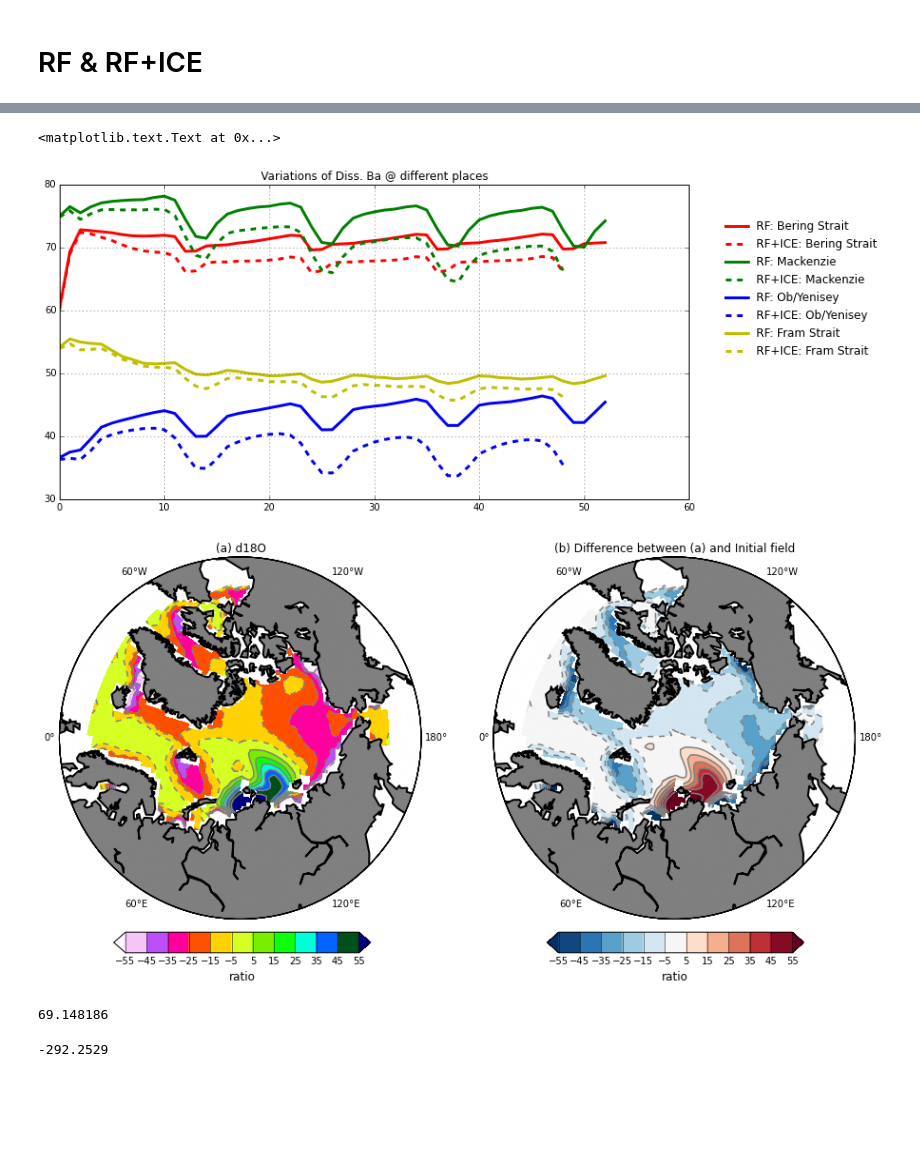
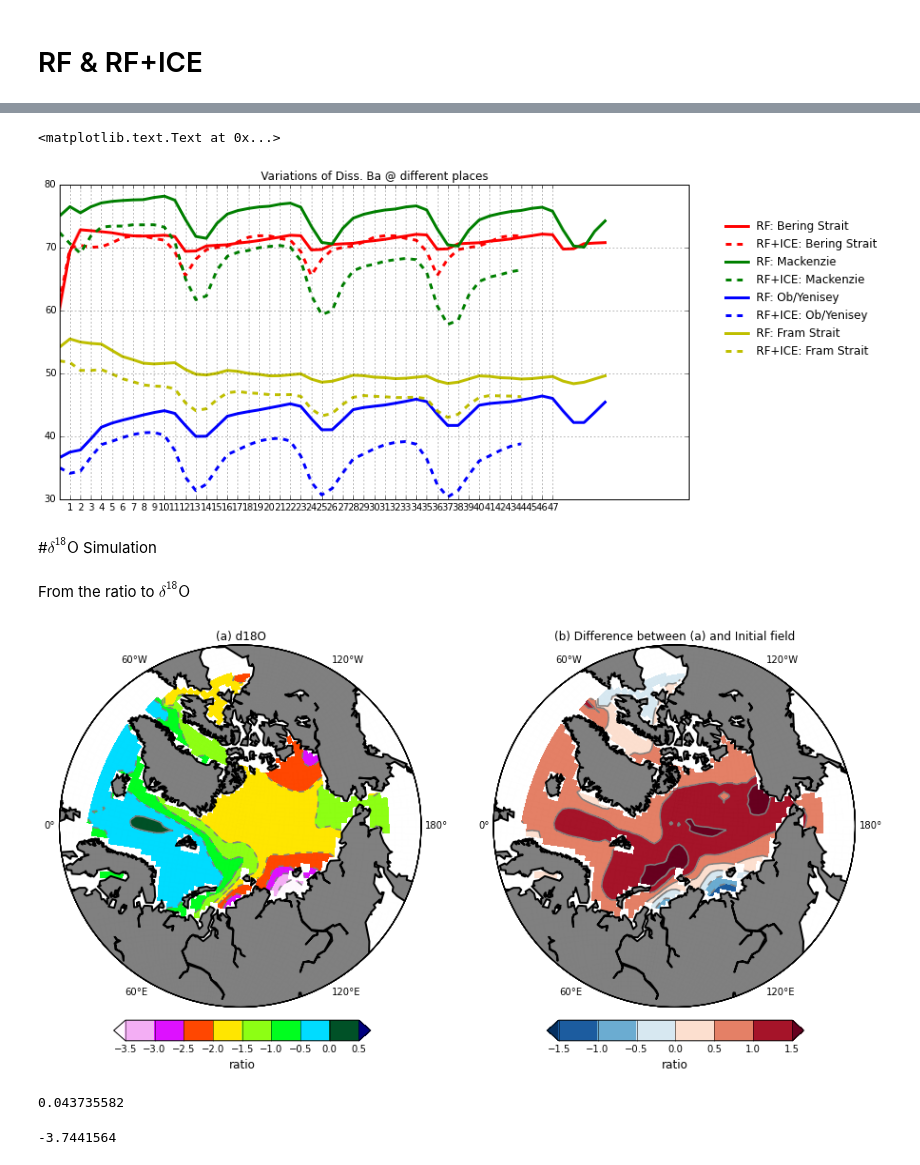
Before and after one commit to UBC-MOAD/analysis-kyle, a Jupyter notebook: notebooks/[Barium] 07 Tracer simulation results.ipynb, the cells around one changed output, grey strips where cells are left out. Drawn from its saved outputs; the diff is of its cells as text; code cells hidden in the pictures; blank space fills up the shorter version.

```diff
--- a/notebooks/[Barium] 07 Tracer simulation results.ipynb
+++ b/notebooks/[Barium] 07 Tracer simulation results.ipynb
@@ -110,55 +110,59 @@ ax.plot(OB2, 'b--', lw=3, label='RF+ICE: Ob/Yenisey')
 
 ax.plot(FS1, 'y-', lw=3, label='RF: Fram Strait')
 ax.plot(FS2, 'y--', lw=3, label='RF+ICE: Fram Strait')
-
+ax.set_xticks(np.arange(1, 48, 1))
 #ax.plot(BC4, 'g-', lw=3, label='ICE')
 LG = ax.legend(numpoints=1, bbox_to_anchor=(1.05, 0.9), loc=2, borderaxespad=0.); LG.draw_frame(False)
 ax.set_title('Variations of Diss. Ba @ different places')
 # %% [output]
 <matplotlib.text.Text at 0x...>
-[figure, old version]
+[figure, new version]
+# %% [markdown]
+#$\mathsf{\delta^{18}O}$ Simulation
 # %%
 MAT = scipy.io.loadmat('_data/Exchange/NEMO_ORCA2_d18O.mat')
 d18O_orca = MAT['d18O_ini_orca'][:]
 # %%
 L = 0
-ptrc_obj1 = nc.Dataset('_data\FD01_1m_19920711_19960819_ptrc_T.nc')
-d18O=ptrc_obj1.variables['d18O'][:]*1e-6
+ptrc_obj1 = nc.Dataset('_data\NEWBOUND01_1m_19920711_19960819_ptrc_T.nc')
+d18O=ptrc_obj1.variables['d18O'][:]
+# %% [markdown]
+From the ratio to $\mathsf{\delta^{18}O}$
 # %%
 d18O_masked = np.ma.masked_where(((domain==0) | (Ba1[-1, L, :, :]==0)), d18O[-1, L, :, :])
-d18O_masked = (d18O_masked/2005.2-1)*1000
+#d18O_masked = (d18O_masked/2005.2-1)*1000
 # %%
-lev1 = [-55, -45, -35, -25, -15, -5, 5, 15, 25, 35, 45, 55]
-lev2 = [-55, -45, -35, -25, -15, -5, 5, 15, 25, 35, 45, 55]
+lev1 = [-3.5, -3, -2.5, -2, -1.5, -1, -0.5, 0, 0.5]
+lev2 = [-1.5, -1, -0.5, 0, 0.5, 1, 1.5]
 
 fig = plt.figure(figsize=(15, 15))
 ax1 = plt.subplot2grid((2, 2), (0, 0), colspan=1, rowspan=1)
 ax2 = plt.subplot2grid((2, 2), (0, 1), colspan=1, rowspan=1)
 
 CS1 = plot_Ba(nav_lon, nav_lat, d18O_masked, lev1, plt.cm.gist_ncar_r, ax1)
 CS2 = plot_Ba(nav_lon, nav_lat, d18O_masked-d18O_orca[L, :, :], lev2, plt.cm.RdBu_r, ax2)
 # Title
 ax1.set_title('(a) d18O'); ax2.set_title('(b) Difference between (a) and Initial field')
 # Legend
 cax1  = fig.add_axes([0.178, 0.515, 0.25, 0.02])
 CBar1 = fig.colorbar(CS1, cax=cax1, orientation='horizontal')
 CBar1.set_label('ratio', fontsize=12)
 CBar1.ax.tick_params(axis='x', length=22)
 CBar1.set_ticks(lev1)
 
 cax2  = fig.add_axes([0.6, 0.515, 0.25, 0.02])
 CBar2 = fig.colorbar(CS2, cax=cax2, orientation='horizontal')
 CBar2.set_label('ratio', fontsize=12)
 CBar2.ax.tick_params(axis='x', length=22)
 CBar2.set_ticks(lev2)
 # %% [output]
-[figure, old version]
+[figure, new version]
 # %%
 np.nanmax(d18O_masked)
 # %% [output]
-69.148186
+0.043735582
 # %%
 np.nanmin(d18O_masked)
 # %% [output]
--292.2529
+-3.7441564
 # %%
```
Also changed, not shown: parts of 7 cells of this notebook, 11 other files.
